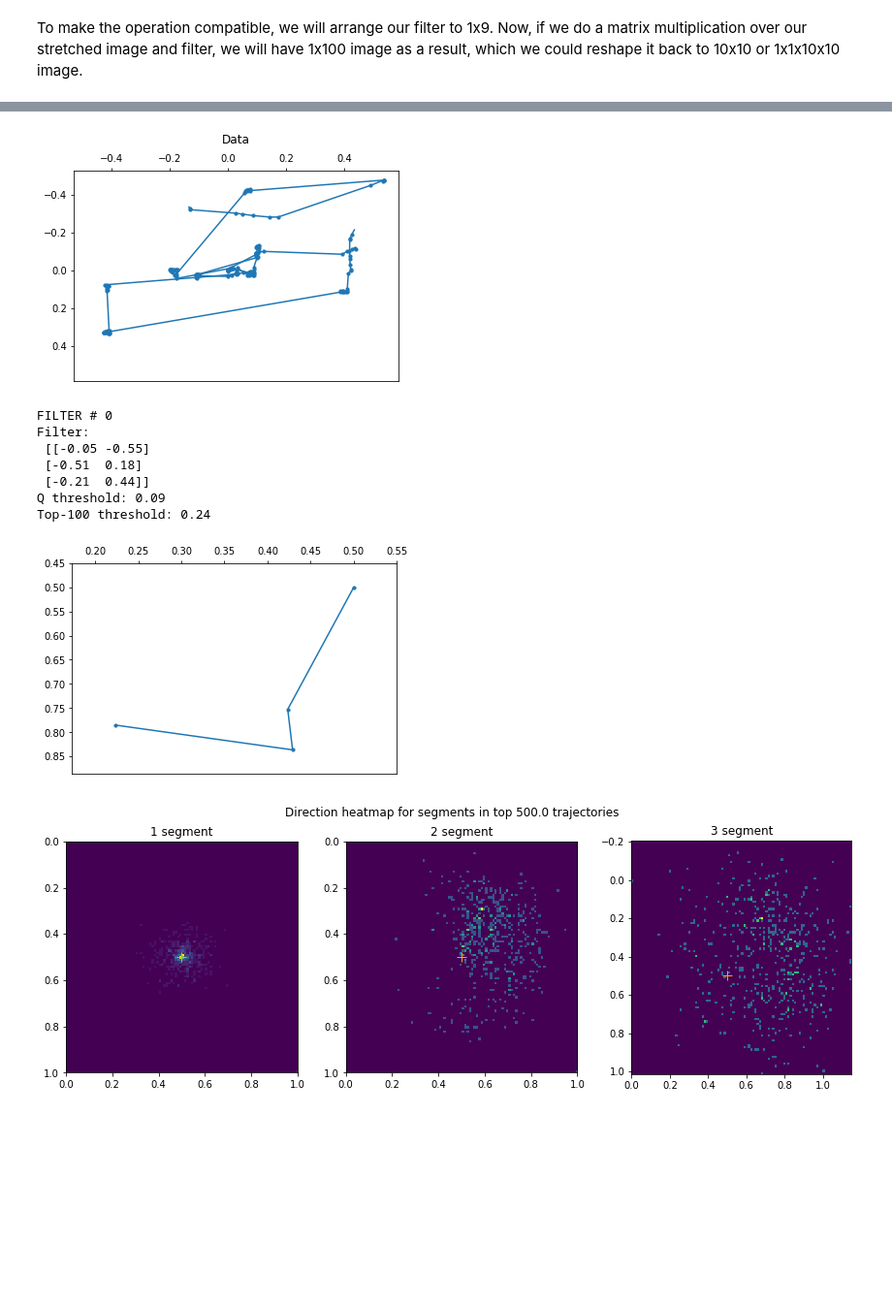
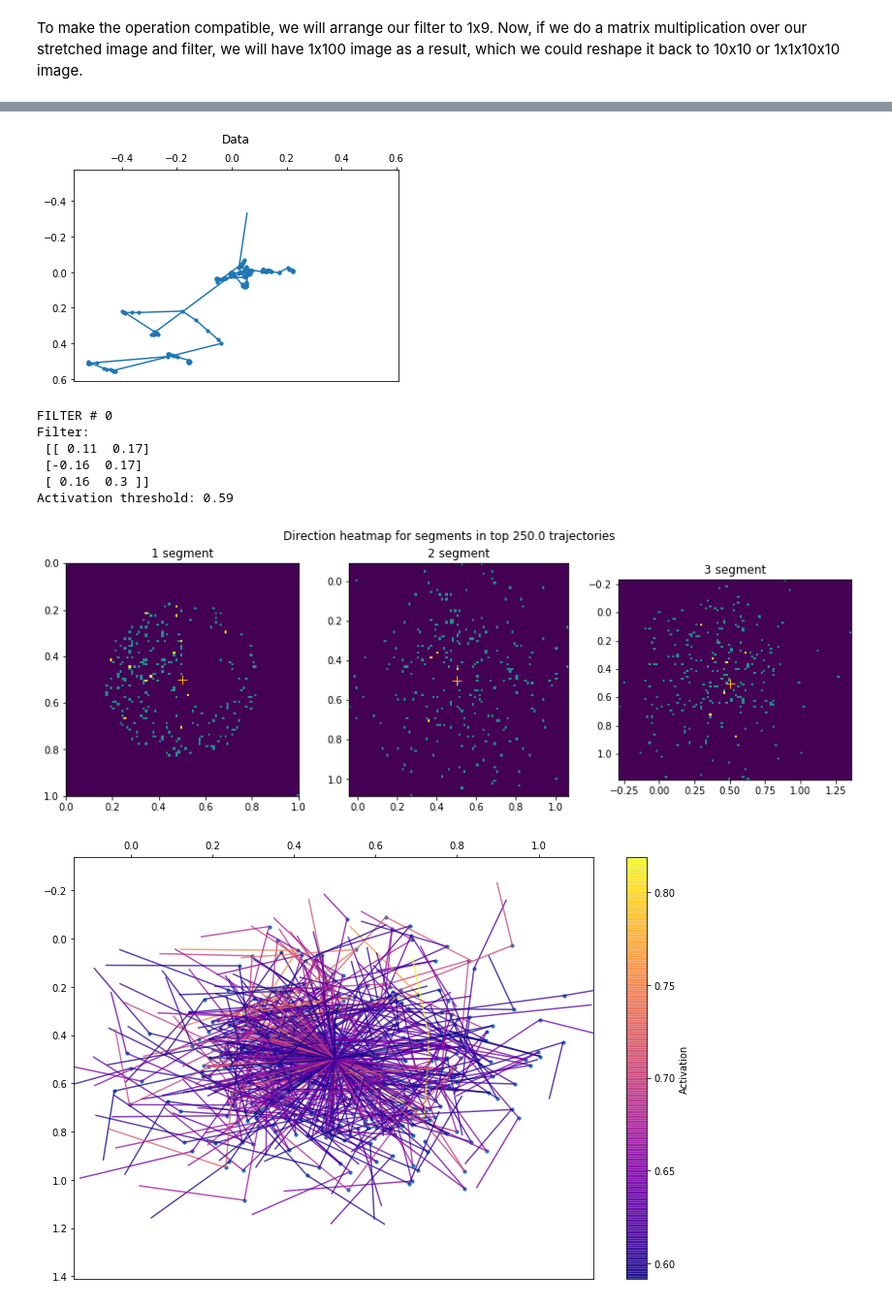
Before and after one commit to taneta/patterns, a Jupyter notebook: patterns_conv.ipynb, the cells around one changed output, grey strips where cells are left out. Shown at 97% size. Saved outputs shown, nothing was run; the diff lists cells and outputs as text; code cells hidden in the pictures; blank space fills up the shorter version.

Commit message:
conv patterns

```diff
--- a/patterns_conv.ipynb
+++ b/patterns_conv.ipynb
@@ -44,0 +54,4 @@ The autoreload extension is already loaded. To reload it, use:
+# %%
+TIMESTEPS = 60                                 # length of sequence on which we train
+step = 10                                      # step to take next slice (if step = timesteps seqs won't overlay)
+features = ['move_dir_norm', 'move_len_norm']  # features to train on
@@ -424,18 +414,0 @@ def plot_filter(fn, n_obs=10000):
-# %%
-# Generate data to test filter activation
-test_images = []
-
-for i in range(1, 4):
-
-    directions = np.repeat(np.pi/i, TIMESTEPS)
-    dir_norm = norm_values(directions, 0, 2 * np.pi)
-
-    lenghts = np.repeat(1/TIMESTEPS, TIMESTEPS)
-    len_norm = norm_values(lenghts, 0, 1.44)
-    im = np.vstack([dir_norm, len_norm]).T # (37944, 1, 30, 2)
-#     im = np.expand_dims(im, 0)
-    im = np.expand_dims(im, 0)
-    test_images.append(im)
-
-test_images = np.vstack(test_images)
-print(test_images.shape)
@@ -449,7 +417,7 @@ from keras_helpers import *
 l = 'conv1'
 num_obs = 3
 shift = 0
-num_filters = 10 #activations[l].shape[-1]
+num_filters = 5 #activations[l].shape[-1]
 data = x_test #test_images
 
 # get activations for the data
@@ -473,18 +441,22 @@ p = plot_path(lines, feed_lines=True, screen_lims=False, title='Data', show_join
 plt.show()
 
 # plot filters and their activations
-for f in range(num_filters):
+for fn in range(num_filters):
 
-    print("filter #".upper(), f)
-    plot_filter(f, n_obs=10000)
+    print("filter #".upper(), fn)
+    fig1, fig2 = plot_conv1_filter(model, fn, n_obs=5000, show_percentile=True, percentile=99)
+    fig1.savefig('imgs/conv1_{}_act_heatmap.png'.format(fn))
+    fig2.savefig('imgs/conv1_{}_sim_data.png'.format(fn))
+    plt.show(fig1)
+    plt.show(fig2)
 
-    print("filter activations", f)
-
-    fw = np.concatenate([activations[l].squeeze()[i, :, f] for i in range(num_obs)])
+    print("filter activations", fn)
+    fw = np.concatenate([activations[l].squeeze()[i, :, fn] for i in range(num_obs)])
     if not np.all(fw == 0):
         fw = filter_act_to_input(fw, model, l, len(fw))
 
-    p = plot_path(lines, segments_weights=fw, figsize=(12, 8),
+    fig3 = plot_path(lines, segments_weights=fw, figsize=(12, 8),
                   change_width=False, clip=False, feed_lines=True, alpha=0.7)
-    plt.show()
+    fig3.savefig('imgs/conv1_{}_act_on_data.png'.format(fn))
+    plt.show(fig3)
 # %% [output]
@@ -492,10 +464,9 @@ conv1 (12604, 60, 32)
-[figure, old version]
+[figure, new version]
 FILTER # 0
 Filter:
- [[-0.05 -0.55]
- [-0.51  0.18]
- [-0.21  0.44]]
-Q threshold: 0.09
-Top-100 threshold: 0.24
+ [[ 0.11  0.17]
+ [-0.16  0.17]
+ [ 0.16  0.3 ]]
+Activation threshold: 0.59
-[figure, old version]
+[figure, new version]
-[figure, old version]
+[figure, new version]
```
Also changed, not shown: parts of 29 cells of this notebook, 18 other files.
